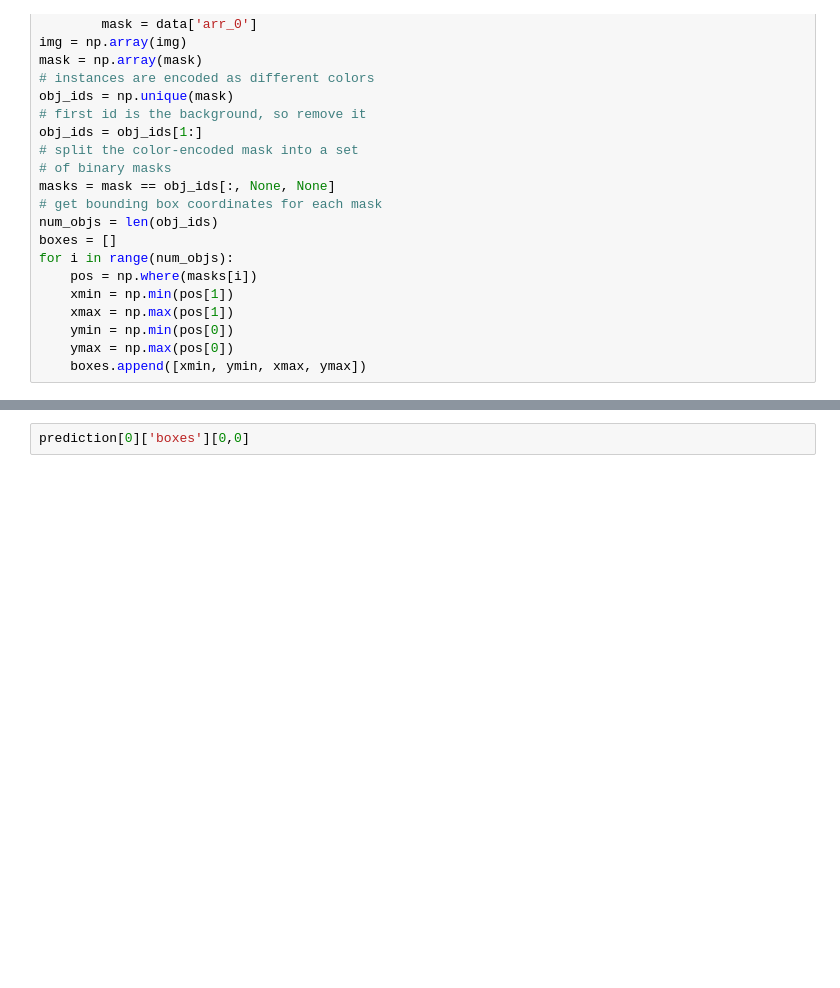
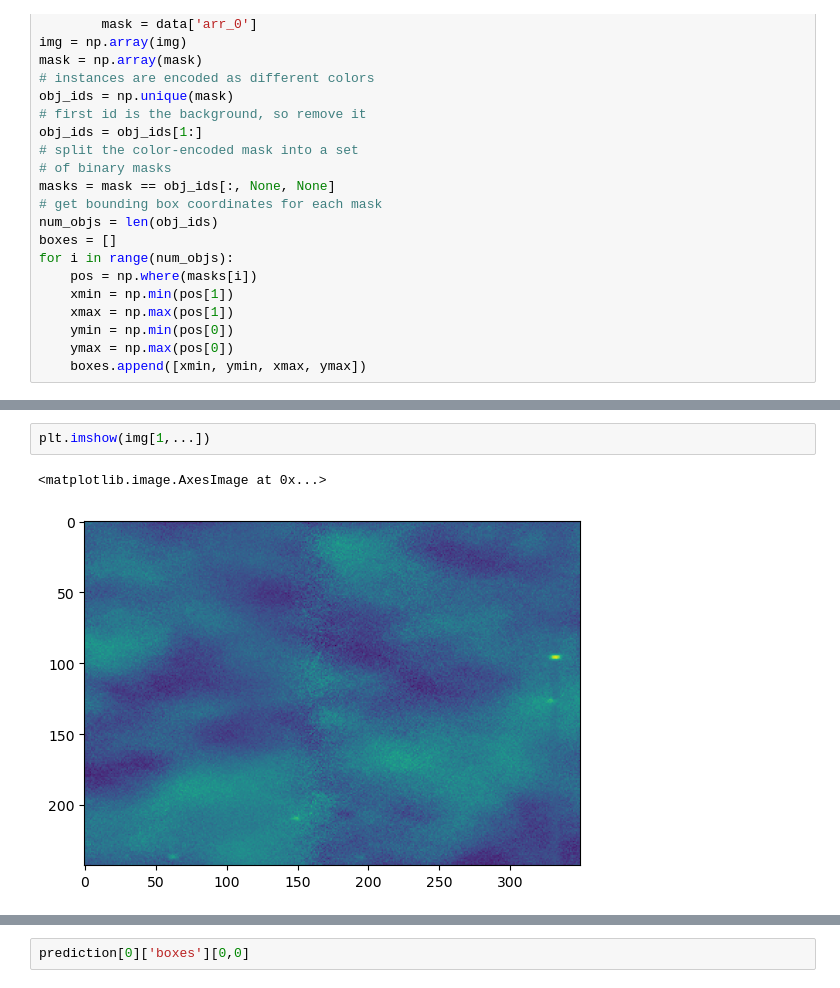
Before and after one commit to Sulla2012/ml-clusters, a Jupyter notebook: torch-mask-rcnn.ipynb, the cells around one changed output, grey strips where cells are left out. Saved outputs shown, nothing was run; the diff lists cells and outputs as text; blank space fills up the shorter version.

```diff
--- a/torch-mask-rcnn.ipynb
+++ b/torch-mask-rcnn.ipynb
@@ -427,0 +518,5 @@ prediction
+# %%
+plt.imshow(img[1,...])
+# %% [output]
+<matplotlib.image.AxesImage at 0x...>
+[figure, added]
```
Also changed, not shown: parts of 56 cells of this notebook, 5 other files.
